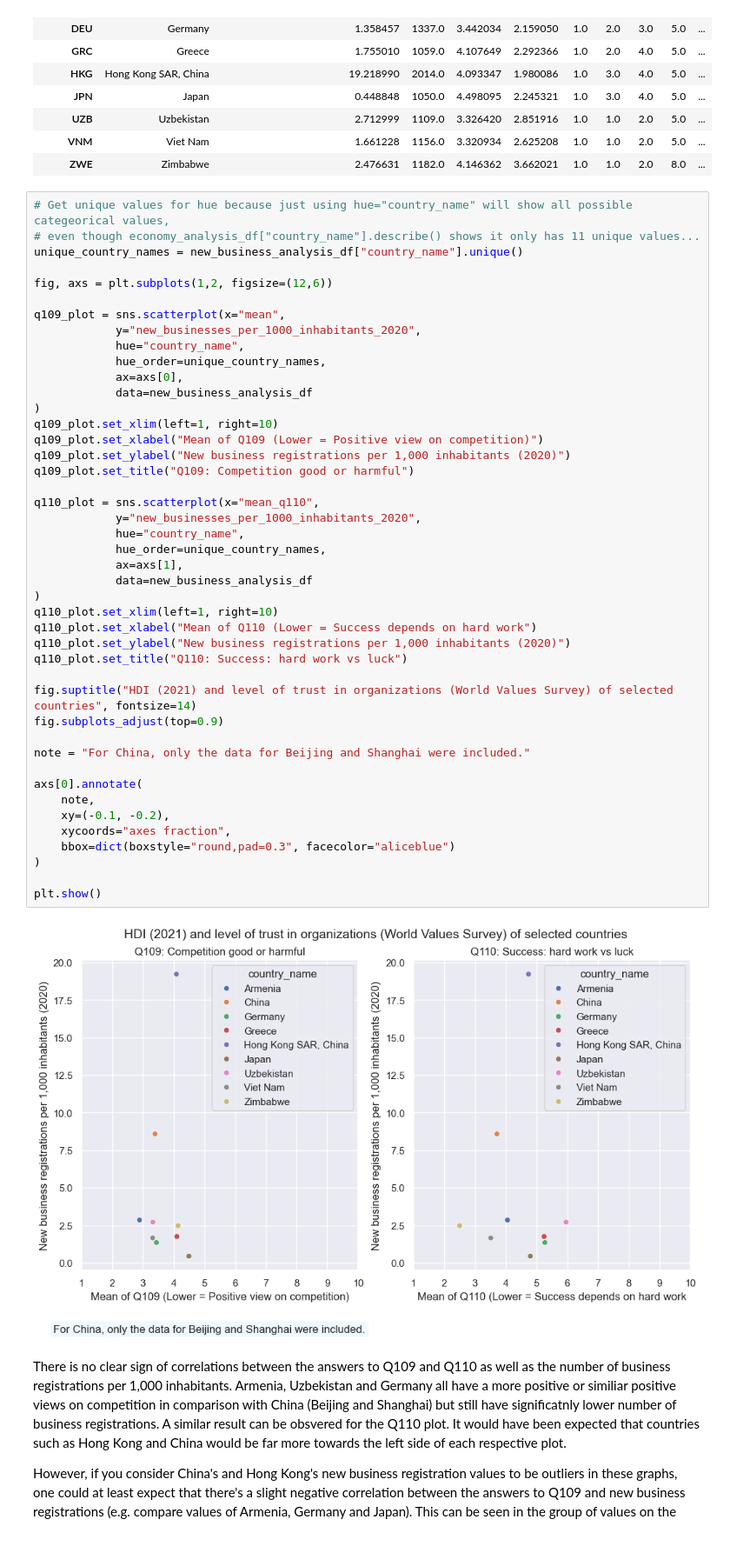
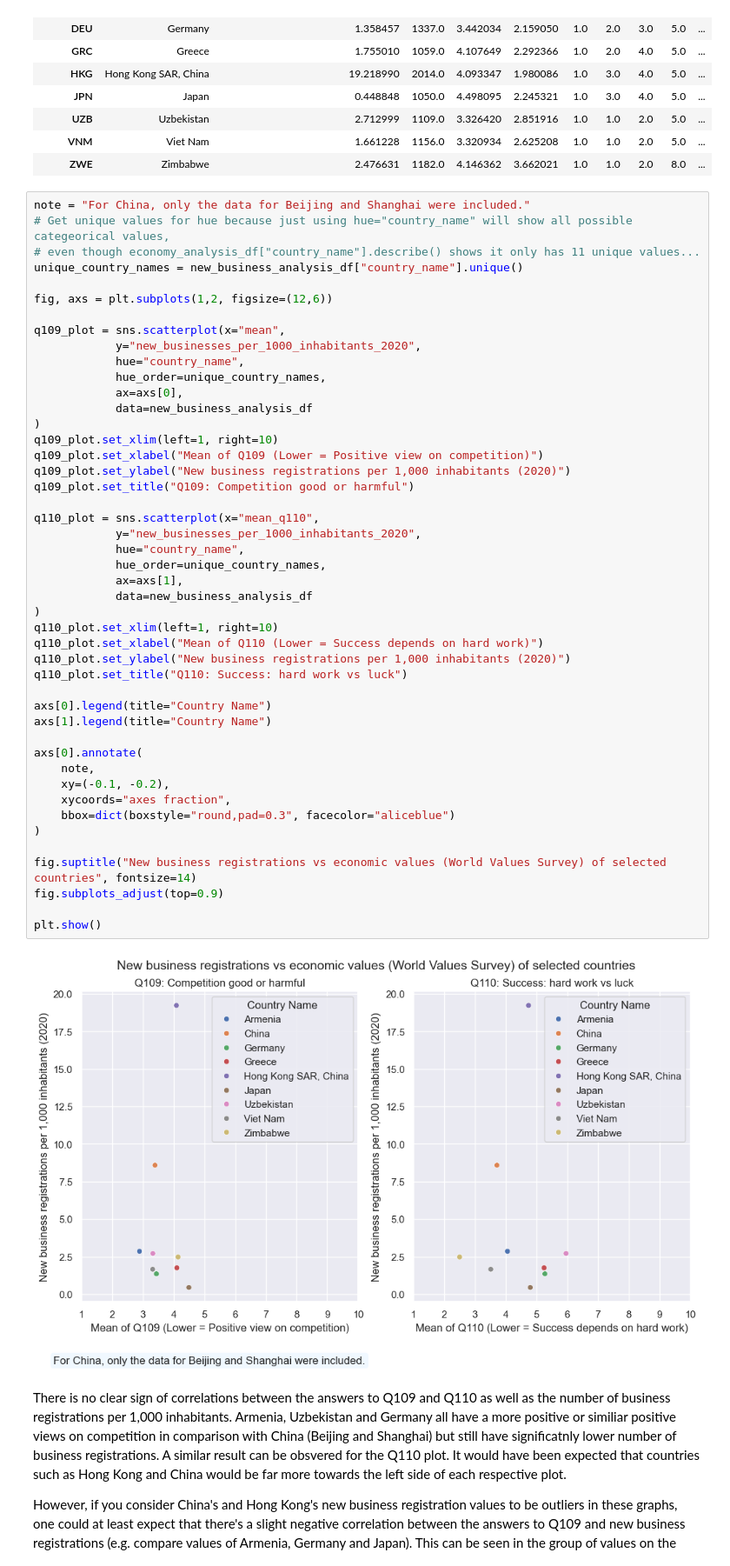
Before and after one commit to newjonny/world-values-survey-pandas-notebook, a Jupyter notebook: analysis.ipynb, the cells around one changed output. Shown at 87% size. Cells and saved outputs as stored; diff of their text form.

```diff
--- a/analysis.ipynb
+++ b/analysis.ipynb
@@ -801,6 +768,7 @@ new_business_analysis_df
 | VNM | Viet Nam | 1.661228 | 1156.0 | 3.320934 | 2.625208 | 1.0 | 1.0 | 2.0 | 5.0 | ... |
 | ZWE | Zimbabwe | 2.476631 | 1182.0 | 4.146362 | 3.662021 | 1.0 | 1.0 | 2.0 | 8.0 | ... |
 # %%
+note = "For China, only the data for Beijing and Shanghai were included."
 # Get unique values for hue because just using hue="country_name" will show all possible categeorical values,
 # even though economy_analysis_df["country_name"].describe() shows it only has 11 unique values...
 unique_country_names = new_business_analysis_df["country_name"].unique()
@@ -813,39 +781,40 @@ q109_plot = sns.scatterplot(x="mean",
             hue_order=unique_country_names,
             ax=axs[0],
             data=new_business_analysis_df
 )
 q109_plot.set_xlim(left=1, right=10)
 q109_plot.set_xlabel("Mean of Q109 (Lower = Positive view on competition)")
 q109_plot.set_ylabel("New business registrations per 1,000 inhabitants (2020)")
 q109_plot.set_title("Q109: Competition good or harmful")
 
 q110_plot = sns.scatterplot(x="mean_q110",
             y="new_businesses_per_1000_inhabitants_2020",
             hue="country_name",
             hue_order=unique_country_names,
             ax=axs[1],
             data=new_business_analysis_df
 )
 q110_plot.set_xlim(left=1, right=10)
-q110_plot.set_xlabel("Mean of Q110 (Lower = Success depends on hard work")
+q110_plot.set_xlabel("Mean of Q110 (Lower = Success depends on hard work)")
 q110_plot.set_ylabel("New business registrations per 1,000 inhabitants (2020)")
 q110_plot.set_title("Q110: Success: hard work vs luck")
 
-fig.suptitle("HDI (2021) and level of trust in organizations (World Values Survey) of selected countries", fontsize=14)
-fig.subplots_adjust(top=0.9)
-
-note = "For China, only the data for Beijing and Shanghai were included."
+axs[0].legend(title="Country Name")
+axs[1].legend(title="Country Name")
 
 axs[0].annotate(
     note,
     xy=(-0.1, -0.2),
     xycoords="axes fraction",
     bbox=dict(boxstyle="round,pad=0.3", facecolor="aliceblue")
 )
 
+fig.suptitle("New business registrations vs economic values (World Values Survey) of selected countries", fontsize=14)
+fig.subplots_adjust(top=0.9)
+
 plt.show()
 # %% [output]
-[figure, old version]
+[figure, new version]
 # %% [markdown]
 There is no clear sign of correlations between the answers to Q109 and Q110 as well as the number of business registrations per 1,000 inhabitants. Armenia, Uzbekistan and Germany all have a more positive or similiar positive views on competition in comparison with China (Beijing and Shanghai) but still have significatnly lower number of business registrations. A similar result can be obsvered for the Q110 plot. It would have been expected that countries such as Hong Kong and China would be far more towards the left side of each respective plot.
 
```
Also changed, not shown: parts of 11 cells of this notebook, 1 other file.
